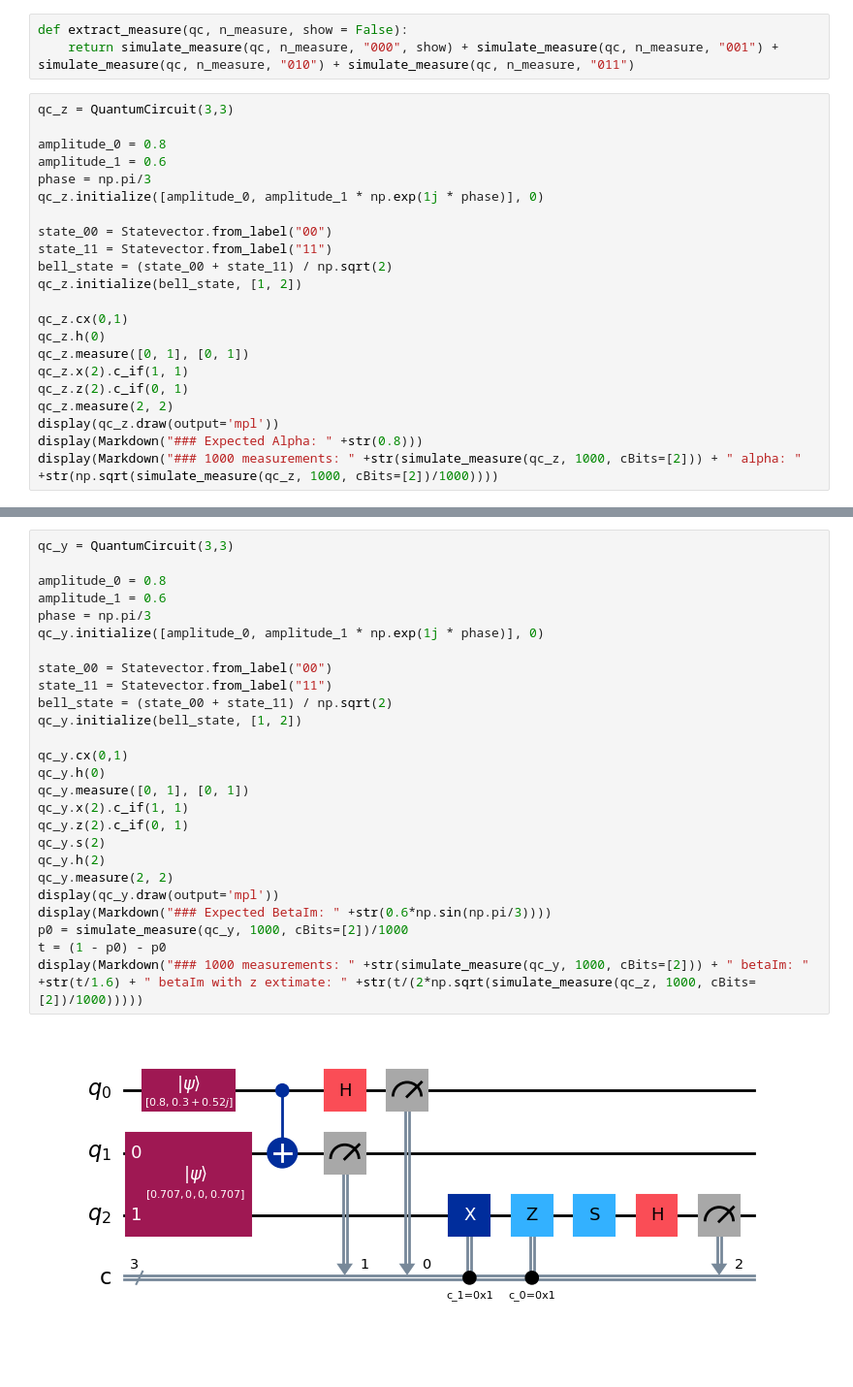
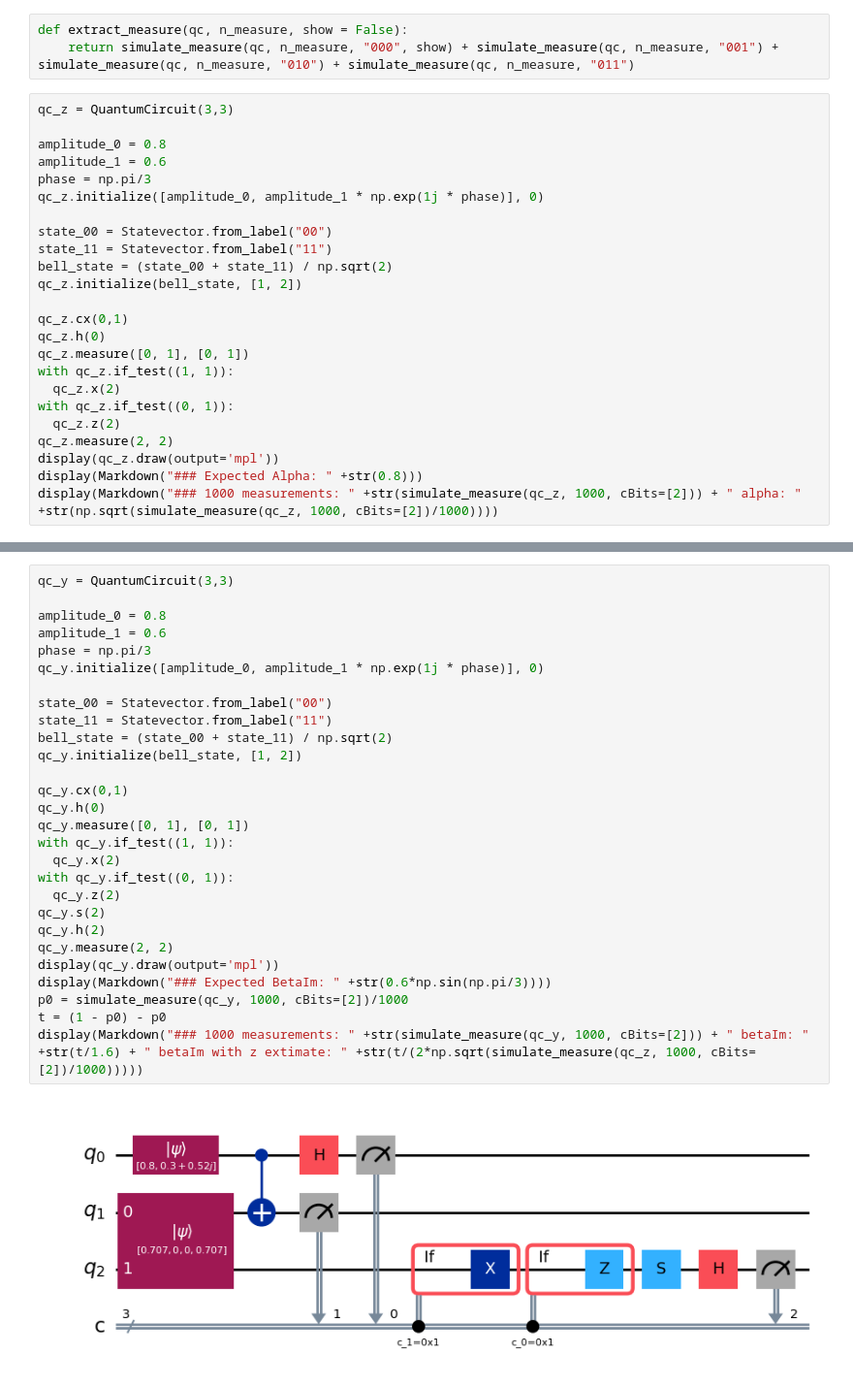
Before and after one commit to Fede802/QuantumComputing-Labs, a Jupyter notebook: lab2/Exercise2.ipynb, the cells around one changed output, grey strips where cells are left out. Shown at 97% size. Saved outputs shown, nothing was run; the diff lists cells and outputs as text; blank space fills up the shorter version.

```diff
--- a/lab2/Exercise2.ipynb
+++ b/lab2/Exercise2.ipynb
@@ -213,8 +213,10 @@ qc_z.initialize(bell_state, [1, 2])
 qc_z.cx(0,1)
 qc_z.h(0)
 qc_z.measure([0, 1], [0, 1])
-qc_z.x(2).c_if(1, 1)
-qc_z.z(2).c_if(0, 1)
+with qc_z.if_test((1, 1)):
+  qc_z.x(2)
+with qc_z.if_test((0, 1)):
+  qc_z.z(2)
 qc_z.measure(2, 2)
 display(qc_z.draw(output='mpl'))
 display(Markdown("### Expected Alpha: " +str(0.8)))
@@ -255,29 +259,31 @@ display(Markdown("### 1000 measurements: " +str(simulate_measure(qc_x, 1000, cBi
 # %%
 qc_y = QuantumCircuit(3,3)
 
 amplitude_0 = 0.8
 amplitude_1 = 0.6
 phase = np.pi/3
 qc_y.initialize([amplitude_0, amplitude_1 * np.exp(1j * phase)], 0)
 
 state_00 = Statevector.from_label("00")
 state_11 = Statevector.from_label("11")
 bell_state = (state_00 + state_11) / np.sqrt(2)
 qc_y.initialize(bell_state, [1, 2])
 
 qc_y.cx(0,1)
 qc_y.h(0)
 qc_y.measure([0, 1], [0, 1])
-qc_y.x(2).c_if(1, 1)
-qc_y.z(2).c_if(0, 1)
+with qc_y.if_test((1, 1)):
+  qc_y.x(2)
+with qc_y.if_test((0, 1)):
+  qc_y.z(2)
 qc_y.s(2)
 qc_y.h(2)
 qc_y.measure(2, 2)
 display(qc_y.draw(output='mpl'))
 display(Markdown("### Expected BetaIm: " +str(0.6*np.sin(np.pi/3))))
 p0 = simulate_measure(qc_y, 1000, cBits=[2])/1000
 t = (1 - p0) - p0
 display(Markdown("### 1000 measurements: " +str(simulate_measure(qc_y, 1000, cBits=[2])) + " betaIm: " +str(t/1.6) + " betaIm with z extimate: " +str(t/(2*np.sqrt(simulate_measure(qc_z, 1000, cBits=[2])/1000)))))
 # %% [output]
-[figure, old version]
+[figure, new version]
 ### Expected BetaIm: 0.5196152422706631
```
Also changed, not shown: parts of 7 cells of this notebook.
